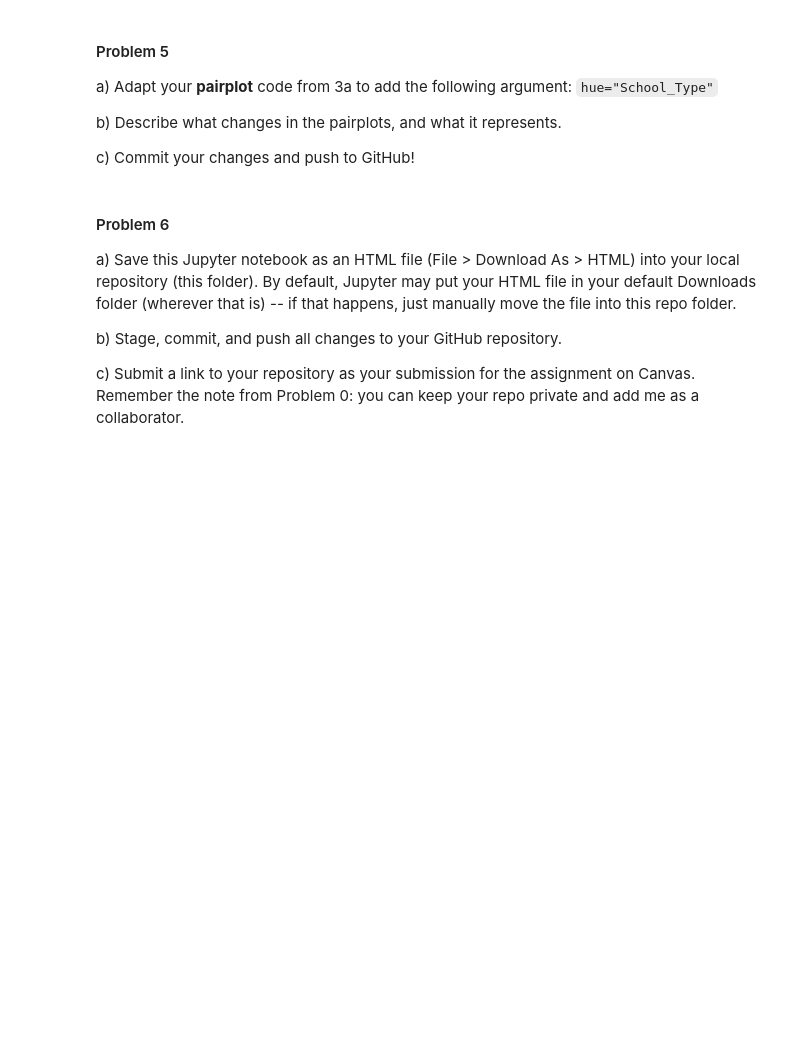
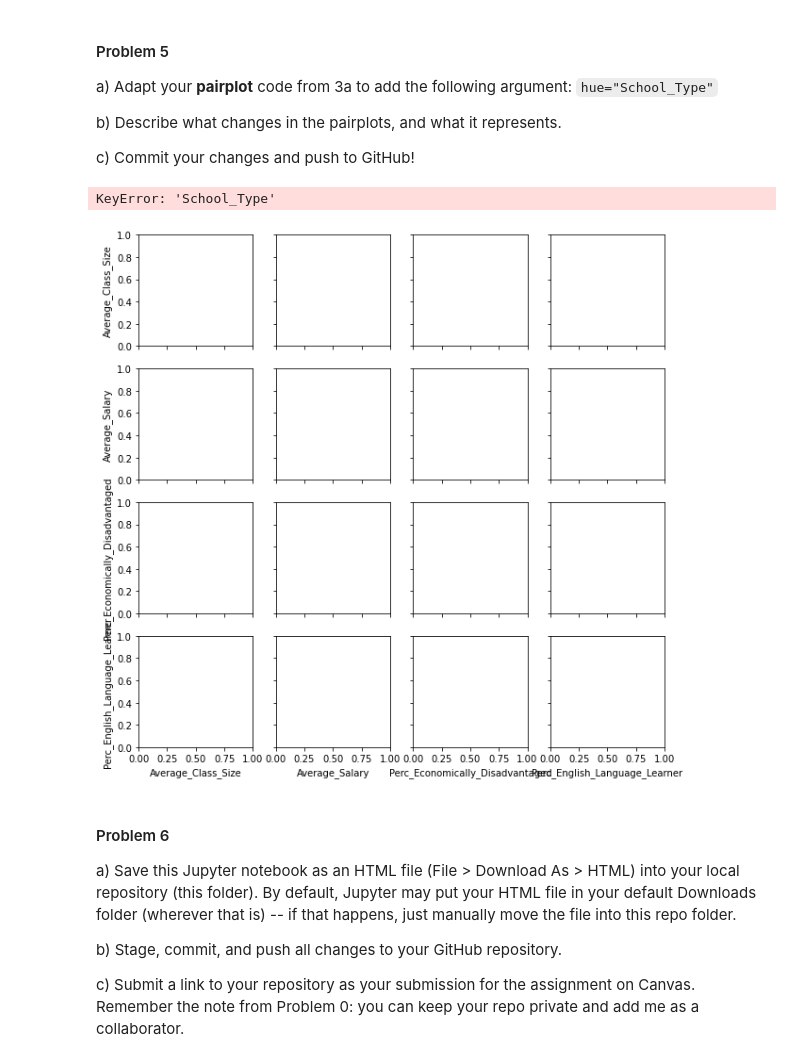
Before and after one commit to Meta-Repository/f20_epsy5200_assignment11, a Jupyter notebook: F20 EPSY 5200 Assignment 11.ipynb, the cells around one changed output. Drawn from its saved outputs; the diff is of its cells as text; code cells hidden in the pictures; blank space fills up the shorter version.

```diff
--- a/F20 EPSY 5200 Assignment 11.ipynb
+++ b/F20 EPSY 5200 Assignment 11.ipynb
@@ -200,6 +220,13 @@ b) Describe what changes in the pairplots, and what it represents.
 c) Commit your changes and push to GitHub!
 # %%
 # Problem 5 code here (can split into multiple code chunks if you want)
+
+#a
+#print(school_data.keys())
+pairplot(school_data[['Average_Class_Size', 'Average_Salary', 'Perc_Economically_Disadvantaged', 'Perc_English_Language_Learner']],hue='School_Type')
+# %% [output]
+KeyError: 'School_Type'
+[figure, added]
 # %% [markdown]
 #### Problem 6
 
```
Also changed, not shown: parts of 2 cells of this notebook.
